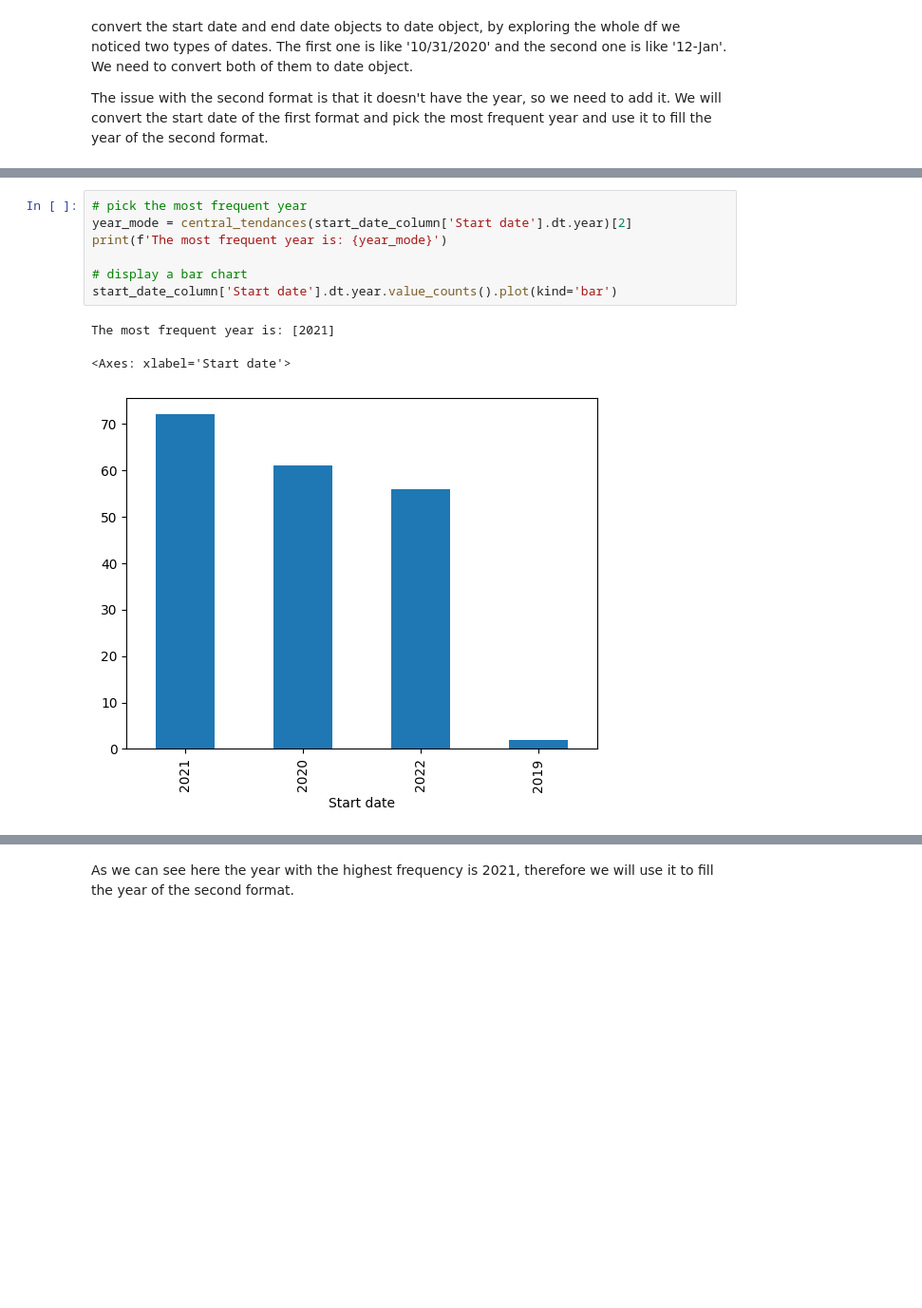
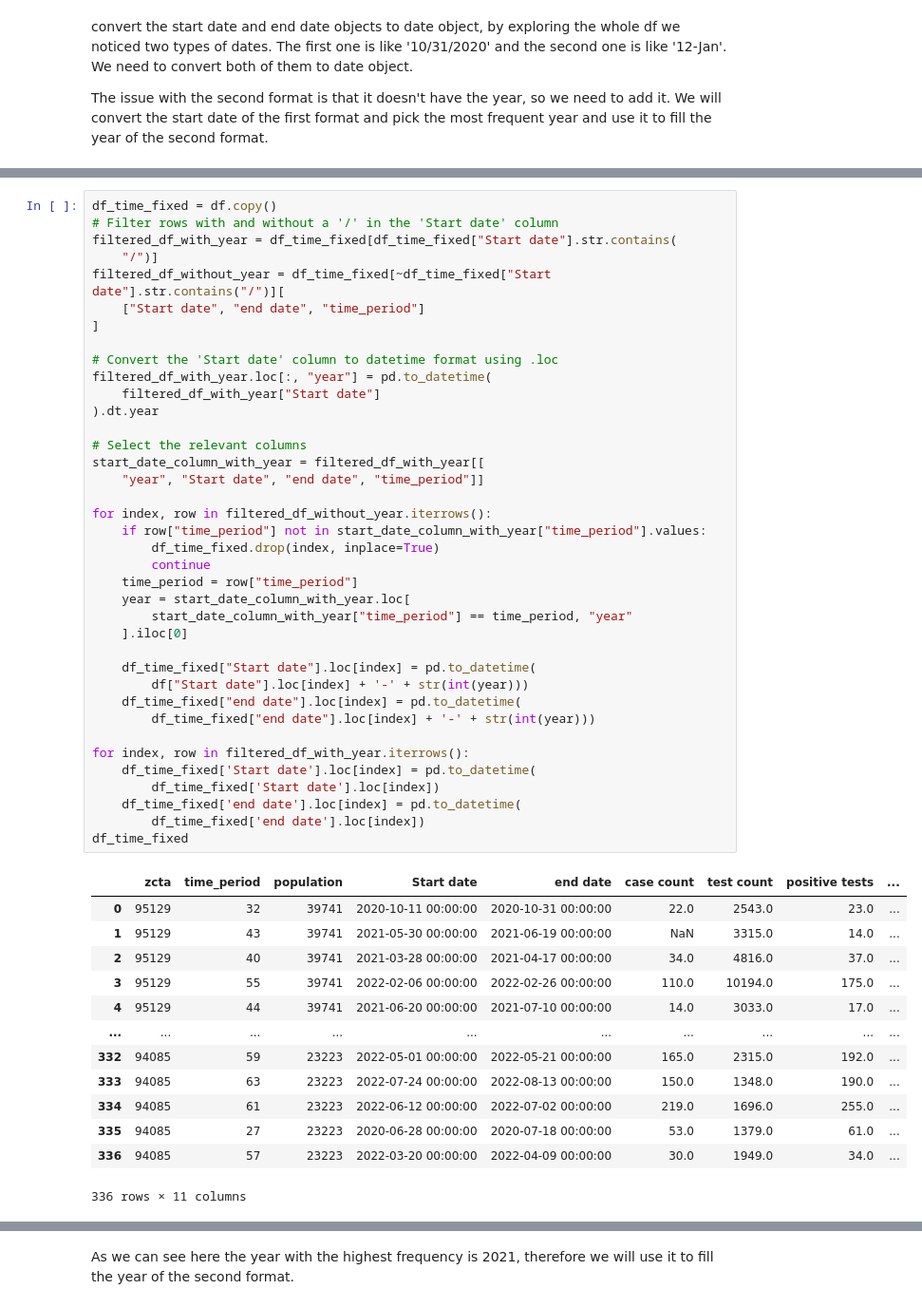
Before and after one commit to Maria-Djadi01/Data-Mining-Project, a Jupyter notebook: notebooks/dataset2_TSA.ipynb, the cells around one changed output, grey strips where cells are left out. Shown: that part at 95% size. Saved outputs shown, nothing was run; the diff lists cells and outputs as text; blank space fills up the shorter version.

Commit message:
Fix the missing year problem

```diff
--- a/notebooks/dataset2_TSA.ipynb
+++ b/notebooks/dataset2_TSA.ipynb
@@ -67,11 +50,52 @@ start_date_column.head(), end_date_column.head()
-# %%
-# pick the most frequent year
-year_mode = central_tendances(start_date_column['Start date'].dt.year)[2]
-print(f'The most frequent year is: {year_mode}')
-
-# display a bar chart
-start_date_column['Start date'].dt.year.value_counts().plot(kind='bar')
-# %% [output]
-The most frequent year is: [2021]
-<Axes: xlabel='Start date'>
-[figure, removed]
+# %%
+df_time_fixed = df.copy()
+# Filter rows with and without a '/' in the 'Start date' column
+filtered_df_with_year = df_time_fixed[df_time_fixed["Start date"].str.contains(
+    "/")]
+filtered_df_without_year = df_time_fixed[~df_time_fixed["Start date"].str.contains("/")][
+    ["Start date", "end date", "time_period"]
+]
+
+# Convert the 'Start date' column to datetime format using .loc
+filtered_df_with_year.loc[:, "year"] = pd.to_datetime(
+    filtered_df_with_year["Start date"]
+).dt.year
+
+# Select the relevant columns
+start_date_column_with_year = filtered_df_with_year[[
+    "year", "Start date", "end date", "time_period"]]
+
+for index, row in filtered_df_without_year.iterrows():
+    if row["time_period"] not in start_date_column_with_year["time_period"].values:
+        df_time_fixed.drop(index, inplace=True)
+        continue
+    time_period = row["time_period"]
+    year = start_date_column_with_year.loc[
+        start_date_column_with_year["time_period"] == time_period, "year"
+    ].iloc[0]
+
+    df_time_fixed["Start date"].loc[index] = pd.to_datetime(
+        df["Start date"].loc[index] + '-' + str(int(year)))
+    df_time_fixed["end date"].loc[index] = pd.to_datetime(
+        df_time_fixed["end date"].loc[index] + '-' + str(int(year)))
+
+for index, row in filtered_df_with_year.iterrows():
+    df_time_fixed['Start date'].loc[index] = pd.to_datetime(
+        df_time_fixed['Start date'].loc[index])
+    df_time_fixed['end date'].loc[index] = pd.to_datetime(
+        df_time_fixed['end date'].loc[index])
+df_time_fixed
+# %% [output]
+|  | zcta | time_period | population | Start date | end date | case count | test count | positive tests | ... |
+| 0 | 95129 | 32 | 39741 | 2020-10-11 00:00:00 | 2020-10-31 00:00:00 | 22.0 | 2543.0 | 23.0 | ... |
+| 1 | 95129 | 43 | 39741 | 2021-05-30 00:00:00 | 2021-06-19 00:00:00 | NaN | 3315.0 | 14.0 | ... |
+| 2 | 95129 | 40 | 39741 | 2021-03-28 00:00:00 | 2021-04-17 00:00:00 | 34.0 | 4816.0 | 37.0 | ... |
+| 3 | 95129 | 55 | 39741 | 2022-02-06 00:00:00 | 2022-02-26 00:00:00 | 110.0 | 10194.0 | 175.0 | ... |
+| 4 | 95129 | 44 | 39741 | 2021-06-20 00:00:00 | 2021-07-10 00:00:00 | 14.0 | 3033.0 | 17.0 | ... |
+| ... | ... | ... | ... | ... | ... | ... | ... | ... | ... |
+| 332 | 94085 | 59 | 23223 | 2022-05-01 00:00:00 | 2022-05-21 00:00:00 | 165.0 | 2315.0 | 192.0 | ... |
+| 333 | 94085 | 63 | 23223 | 2022-07-24 00:00:00 | 2022-08-13 00:00:00 | 150.0 | 1348.0 | 190.0 | ... |
+| 334 | 94085 | 61 | 23223 | 2022-06-12 00:00:00 | 2022-07-02 00:00:00 | 219.0 | 1696.0 | 255.0 | ... |
+| 335 | 94085 | 27 | 23223 | 2020-06-28 00:00:00 | 2020-07-18 00:00:00 | 53.0 | 1379.0 | 61.0 | ... |
+| 336 | 94085 | 57 | 23223 | 2022-03-20 00:00:00 | 2022-04-09 00:00:00 | 30.0 | 1949.0 | 34.0 | ... |
+336 rows × 11 columns
```
Also changed, not shown: parts of 10 cells of this notebook, 2 other files.
